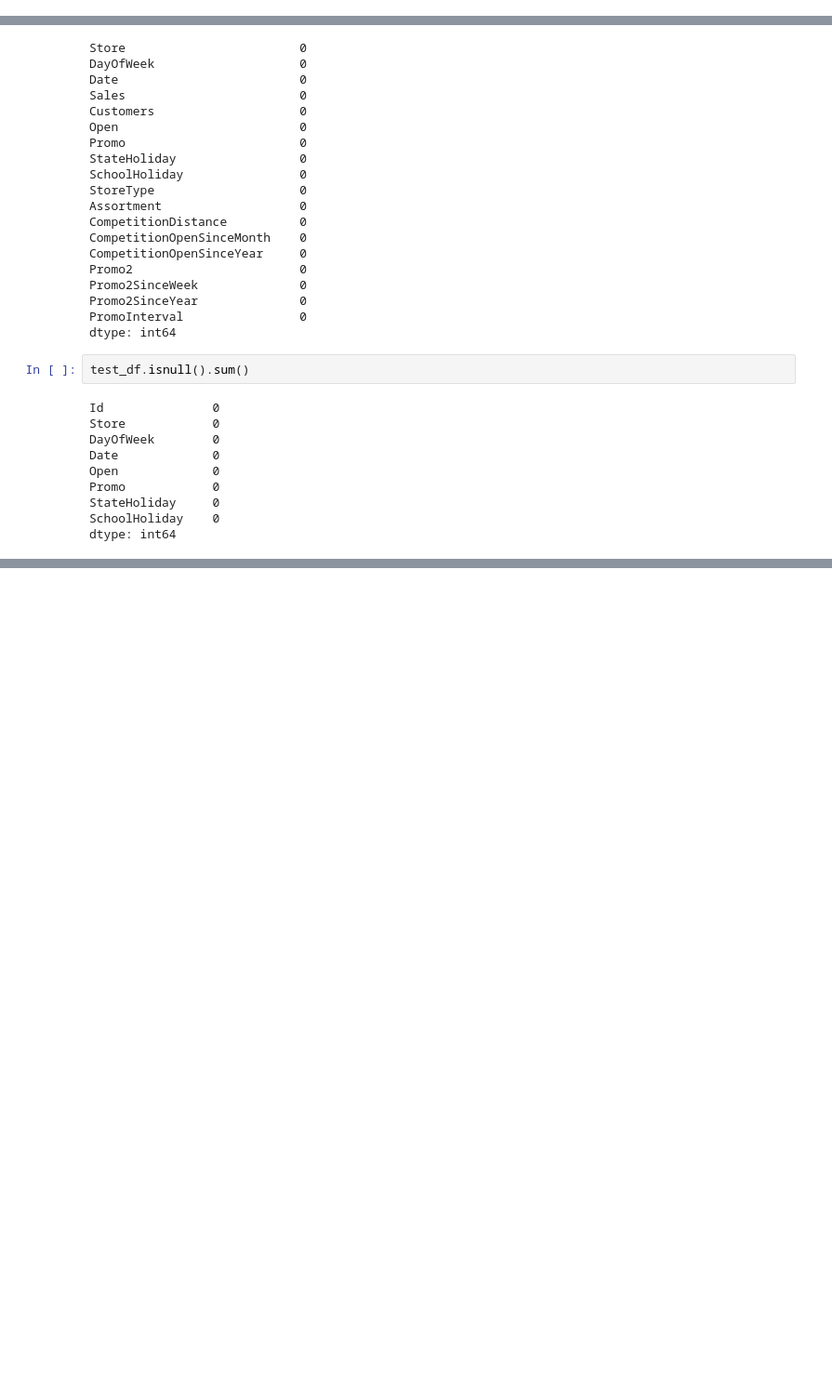
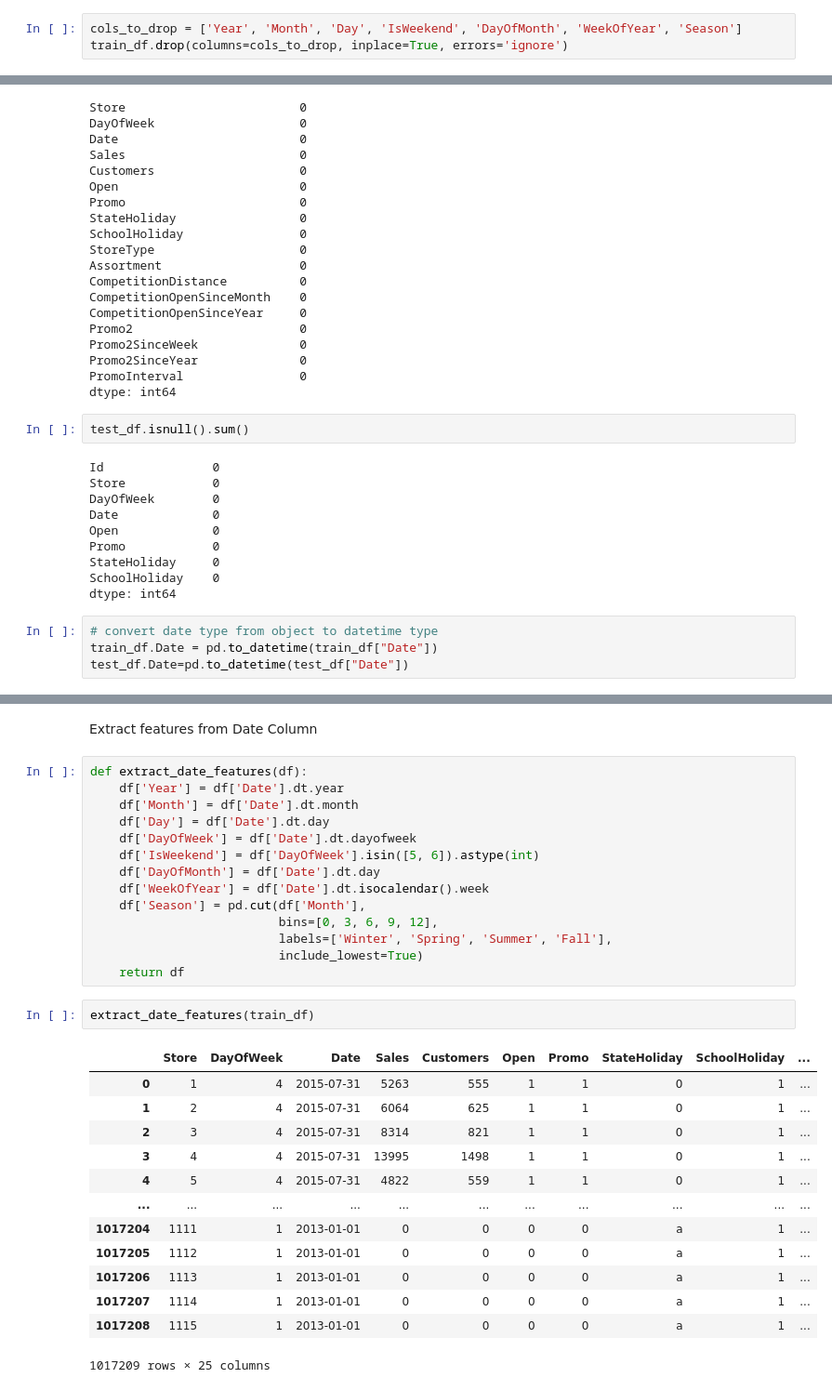
Before and after one commit to brook1167/Rossmann-Pharmaceuticals, a Jupyter notebook: notebooks/prediction_store_sales.ipynb, the cells around one changed output, grey strips where cells are left out. Shown: that part at 93% size. Drawn from its saved outputs; the diff is of its cells as text; blank space fills up the shorter version.

Commit message:
extract date features

```diff
--- a/notebooks/prediction_store_sales.ipynb
+++ b/notebooks/prediction_store_sales.ipynb
@@ -14,3 +22,6 @@ store_df = pd.read_csv('../data/store.csv',low_memory=False)
+# %%
+cols_to_drop = ['Year', 'Month', 'Day', 'IsWeekend', 'DayOfMonth', 'WeekOfYear', 'Season']
+train_df.drop(columns=cols_to_drop, inplace=True, errors='ignore')
 # %%
 train_df.head()
 # %% [output]
@@ -103,3 +114,7 @@ Promo            0
 StateHoliday     0
 SchoolHoliday    0
 dtype: int64
+# %%
+# convert date type from object to datetime type
+train_df.Date = pd.to_datetime(train_df["Date"])
+test_df.Date=pd.to_datetime(test_df["Date"])
@@ -105,0 +188,32 @@ dtype: int64
+# %% [markdown]
+Extract features from Date Column
+# %%
+def extract_date_features(df):
+    df['Year'] = df['Date'].dt.year
+    df['Month'] = df['Date'].dt.month
+    df['Day'] = df['Date'].dt.day
+    df['DayOfWeek'] = df['Date'].dt.dayofweek
+    df['IsWeekend'] = df['DayOfWeek'].isin([5, 6]).astype(int)
+    df['DayOfMonth'] = df['Date'].dt.day
+    df['WeekOfYear'] = df['Date'].dt.isocalendar().week
+    df['Season'] = pd.cut(df['Month'],
+                          bins=[0, 3, 6, 9, 12],
+                          labels=['Winter', 'Spring', 'Summer', 'Fall'],
+                          include_lowest=True)
+    return df
+# %%
+extract_date_features(train_df)
+# %% [output]
+|  | Store | DayOfWeek | Date | Sales | Customers | Open | Promo | StateHoliday | SchoolHoliday | ... |
+| 0 | 1 | 4 | 2015-07-31 | 5263 | 555 | 1 | 1 | 0 | 1 | ... |
+| 1 | 2 | 4 | 2015-07-31 | 6064 | 625 | 1 | 1 | 0 | 1 | ... |
+| 2 | 3 | 4 | 2015-07-31 | 8314 | 821 | 1 | 1 | 0 | 1 | ... |
+| 3 | 4 | 4 | 2015-07-31 | 13995 | 1498 | 1 | 1 | 0 | 1 | ... |
+| 4 | 5 | 4 | 2015-07-31 | 4822 | 559 | 1 | 1 | 0 | 1 | ... |
+| ... | ... | ... | ... | ... | ... | ... | ... | ... | ... | ... |
+| 1017204 | 1111 | 1 | 2013-01-01 | 0 | 0 | 0 | 0 | a | 1 | ... |
+| 1017205 | 1112 | 1 | 2013-01-01 | 0 | 0 | 0 | 0 | a | 1 | ... |
+| 1017206 | 1113 | 1 | 2013-01-01 | 0 | 0 | 0 | 0 | a | 1 | ... |
+| 1017207 | 1114 | 1 | 2013-01-01 | 0 | 0 | 0 | 0 | a | 1 | ... |
+| 1017208 | 1115 | 1 | 2013-01-01 | 0 | 0 | 0 | 0 | a | 1 | ... |
+1017209 rows × 25 columns
```
Also changed, not shown: parts of 14 cells of this notebook.
